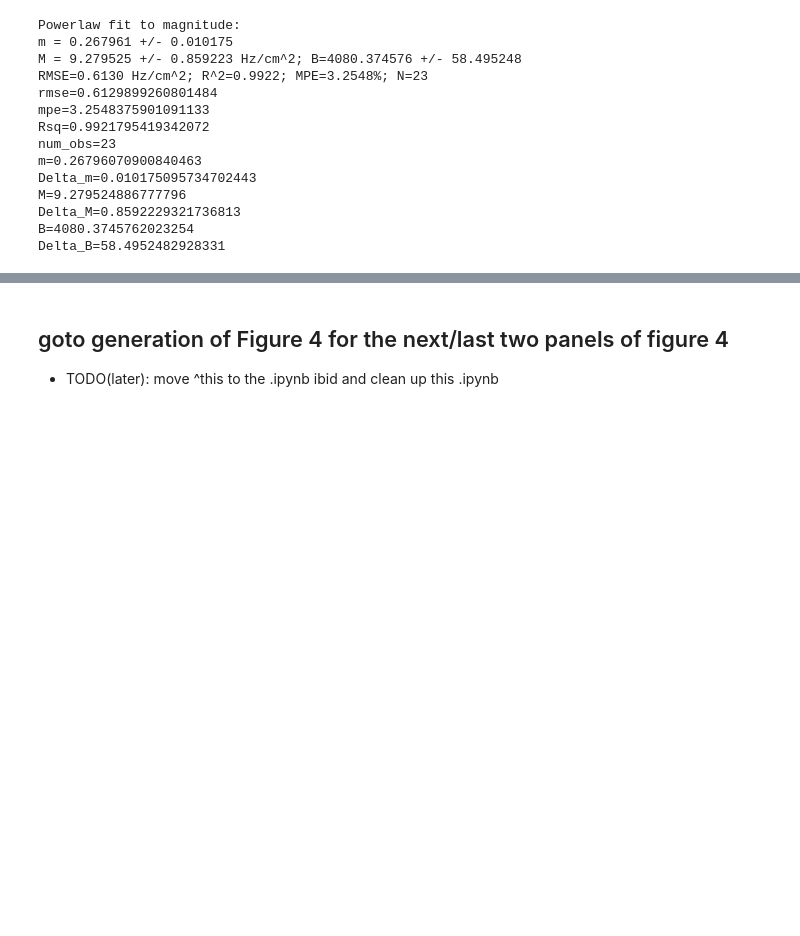
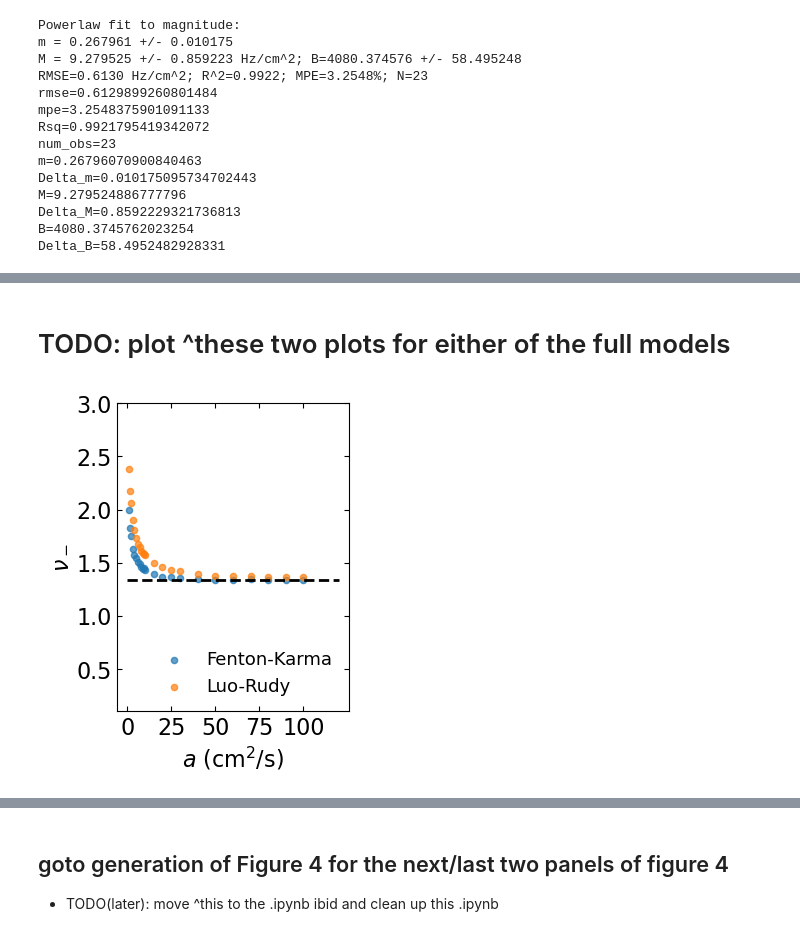
Before and after one commit to timtyree/bgmc, a Jupyter notebook: python/Generation of figure 3.ipynb, the cells around one changed output, grey strips where cells are left out. Drawn from its saved outputs; the diff is of its cells as text; code cells hidden in the pictures; blank space fills up the shorter version.

```diff
--- a/python/Generation of figure 3.ipynb
+++ b/python/Generation of figure 3.ipynb
@@ -474,0 +496,8 @@ plt.show()
+# %% [markdown]
+# TODO: plot ^these two plots for either of the full models
+# %%
+#recall the xypoints for either full model
+death_rate_versus_alinear_dir='/home/timothytyree/Documents/GitHub/bgmc/python/data/full_results/data_fig4_tymura_increasing_alinear_run_36_FK.pkl'
+dict_data_fk=load_from_pickle(death_rate_versus_alinear_dir)
+death_rate_versus_alinear_dir='/home/timothytyree/Documents/GitHub/bgmc/python/data/full_results/data_fig4_tymura_increasing_alinear_run_36_LR.pkl'
+dict_data_lr=load_from_pickle(death_rate_versus_alinear_dir)
@@ -474,0 +507,27 @@ plt.show()
+# %%
+#plot the panel
+cmap = 'viridis'
+num_points = 25
+c_col = 'rmse_full'
+# fontsize = 20
+fontsize=16
+figsize = (3, 4)  #(5,4)
+fig, ax = plt.subplots(figsize=figsize)
+#plot xy values for full models
+dict_data_fk['df_death_rate_versus_alinear'].plot.scatter(x='alinear',y='nu_minus',ax=ax,c='C0',alpha=0.7,label='Fenton-Karma')
+dict_data_lr['df_death_rate_versus_alinear'].plot.scatter(x='alinear',y='nu_minus',ax=ax,c='C1',alpha=0.7,label='Luo-Rudy')
+#plot dotted line at 4/3
+xv=np.linspace(0,120,10)
+ax.plot(xv,0.*xv+4/3,'k--',lw=2)
+#format plot
+format_plot(ax=ax,xlabel=r'$a$ (cm$^2$/s)',ylabel=r'$\nu_-$',use_loglog=False,fontsize=fontsize)
+ax.set_xticks([0,25,50,75,100])
+ax.tick_params(top=True, right=True,direction='in',which='both')
+
+# AddLegend(ax=ax,xy=(0.1,0.990),fontsize=fontsize-3)
+AddLegend(ax=ax,xy=(0.1,0.25),fontsize=fontsize-3)
+
+ax.set_ylim([0.1,3])
+plt.show()
+# %% [output]
+[figure, added]
```
Also changed, not shown: parts of 23 cells of this notebook, 3 other files.
